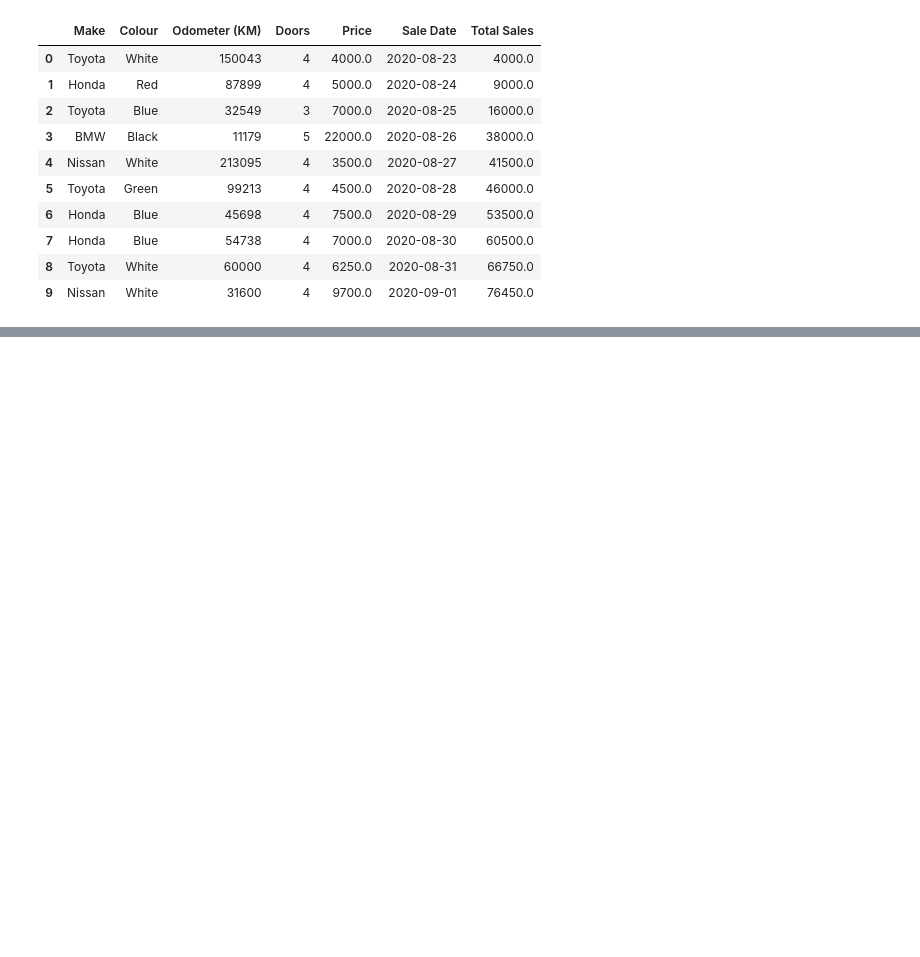
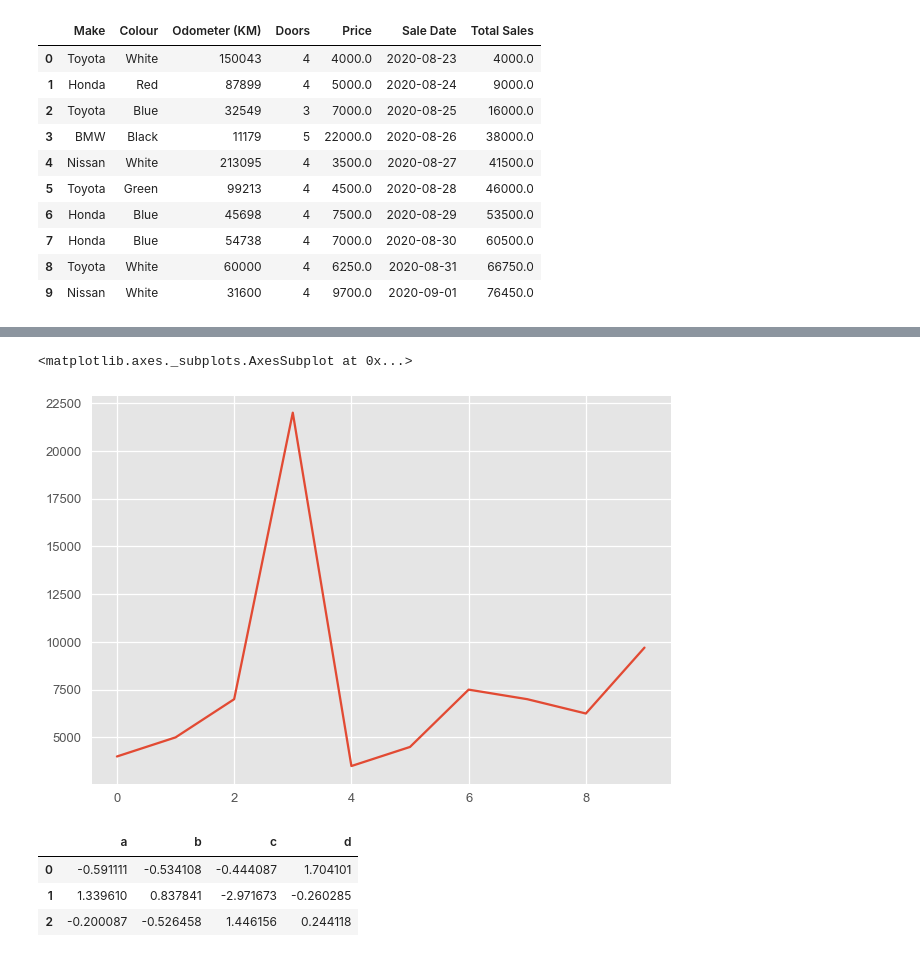
Before and after one commit to ineelhere/Machine-Learning-and-Data-Science, a Jupyter notebook: Matplotlib/matplotlib.ipynb, the cells around one changed output, grey strips where cells are left out. Saved outputs shown, nothing was run; the diff lists cells and outputs as text; code cells hidden in the pictures; blank space fills up the shorter version.

```diff
--- a/Matplotlib/matplotlib.ipynb
+++ b/Matplotlib/matplotlib.ipynb
@@ -767,0 +768,15 @@ df.plot(x= 'Make', y='Total Sales', kind = "scatter", figsize = (10,5));
+# %%
+plt.style.use("ggplot") #this has to be done first and then the plot creation
+df.Price.plot()
+# %% [output]
+<matplotlib.axes._subplots.AxesSubplot at 0x...>
+[figure, added]
+# %%
+#create some more data
+x = pd.DataFrame(np.random.randn(50,4), columns=['a','b','c','d'])
+x.head(3)
+# %% [output]
+|  | a | b | c | d |
+| 0 | -0.591111 | -0.534108 | -0.444087 | 1.704101 |
+| 1 | 1.339610 | 0.837841 | -2.971673 | -0.260285 |
+| 2 | -0.200087 | -0.526458 | 1.446156 | 0.244118 |
```
Also changed, not shown: parts of 17 cells of this notebook.
